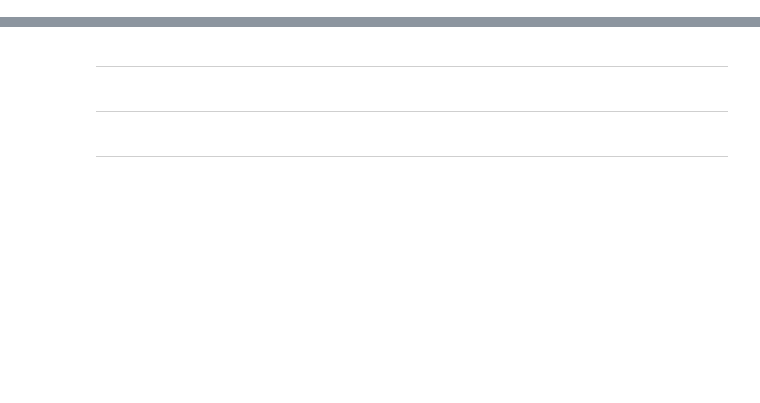
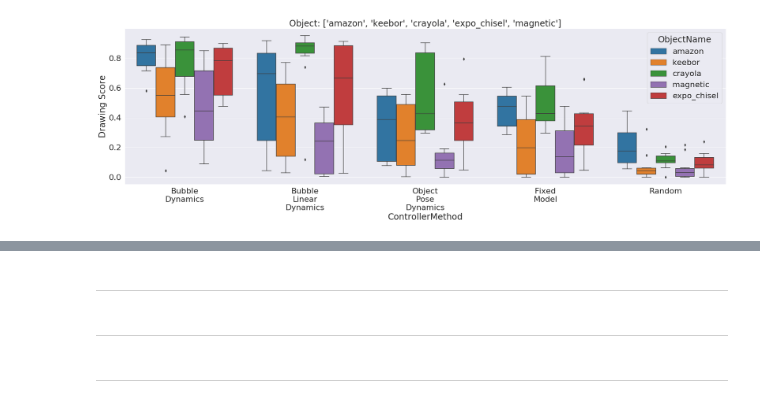
Before and after one commit to MMintLab/BubbleControl, a Jupyter notebook: notebooks/drawing_evaluation.ipynb, the cells around one changed output, grey strips where cells are left out. Cells and saved outputs as stored; diff of their text form; code cells hidden in the pictures; blank space fills up the shorter version.

```diff
--- a/notebooks/drawing_evaluation.ipynb
+++ b/notebooks/drawing_evaluation.ipynb
@@ -182,0 +412,4 @@ ax = score_strip_plot('line_masked_scores', object_name='veesa') # ALL
+# %%
+ax = score_box_plot(df_updated_icp, 'line_masked_scores', object_name=train_objects, hue='ObjectName') # ALL
+# %% [output]
+[figure, added]
```
Also changed, not shown: parts of 67 cells of this notebook, 3 other files.
